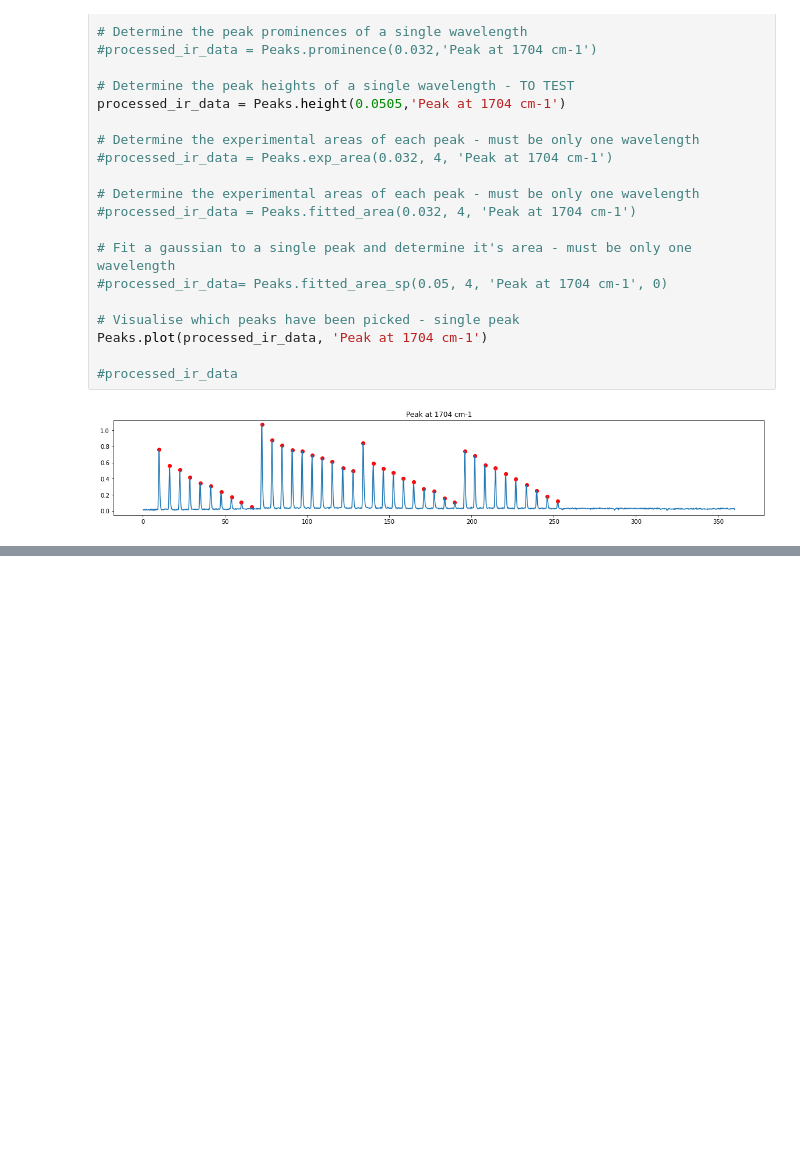
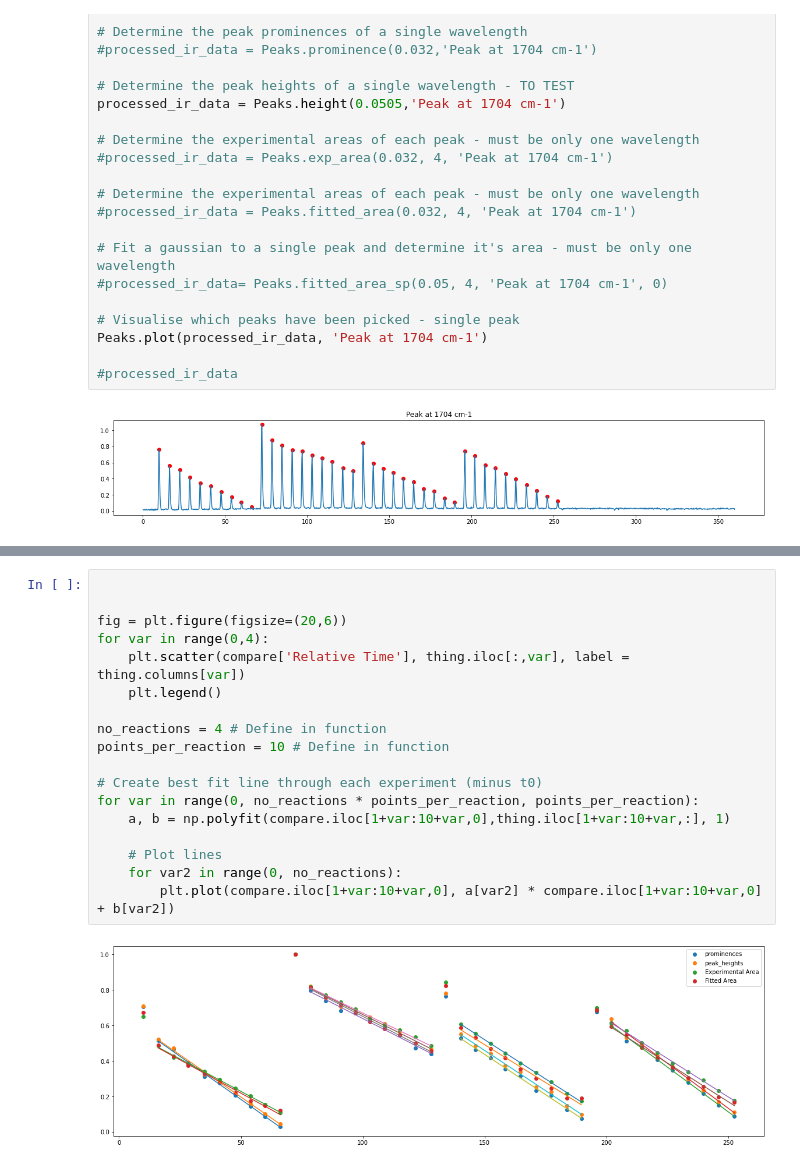
Before and after one commit to pdingwall/htke, a Jupyter notebook: htke analysis template.ipynb, the cells around one changed output, grey strips where cells are left out. Drawn from its saved outputs; the diff is of its cells as text; blank space fills up the shorter version.

Commit message:
Worked on compare function

```diff
--- a/htke analysis template.ipynb
+++ b/htke analysis template.ipynb
@@ -66,3 +68,23 @@ for var in range(0,4):
     plt.legend()
 # %% [output]
 [figure]
+# %%
+
+
+fig = plt.figure(figsize=(20,6))
+for var in range(0,4):
+    plt.scatter(compare['Relative Time'], thing.iloc[:,var], label = thing.columns[var])
+    plt.legend()
+
+no_reactions = 4 # Define in function
+points_per_reaction = 10 # Define in function
+
+# Create best fit line through each experiment (minus t0)
+for var in range(0, no_reactions * points_per_reaction, points_per_reaction):
+    a, b = np.polyfit(compare.iloc[1+var:10+var,0],thing.iloc[1+var:10+var,:], 1)
+
+    # Plot lines
+    for var2 in range(0, no_reactions):
+        plt.plot(compare.iloc[1+var:10+var,0], a[var2] * compare.iloc[1+var:10+var,0] + b[var2])
+# %% [output]
+[figure, added]
```
Also changed, not shown: parts of 4 cells of this notebook.
